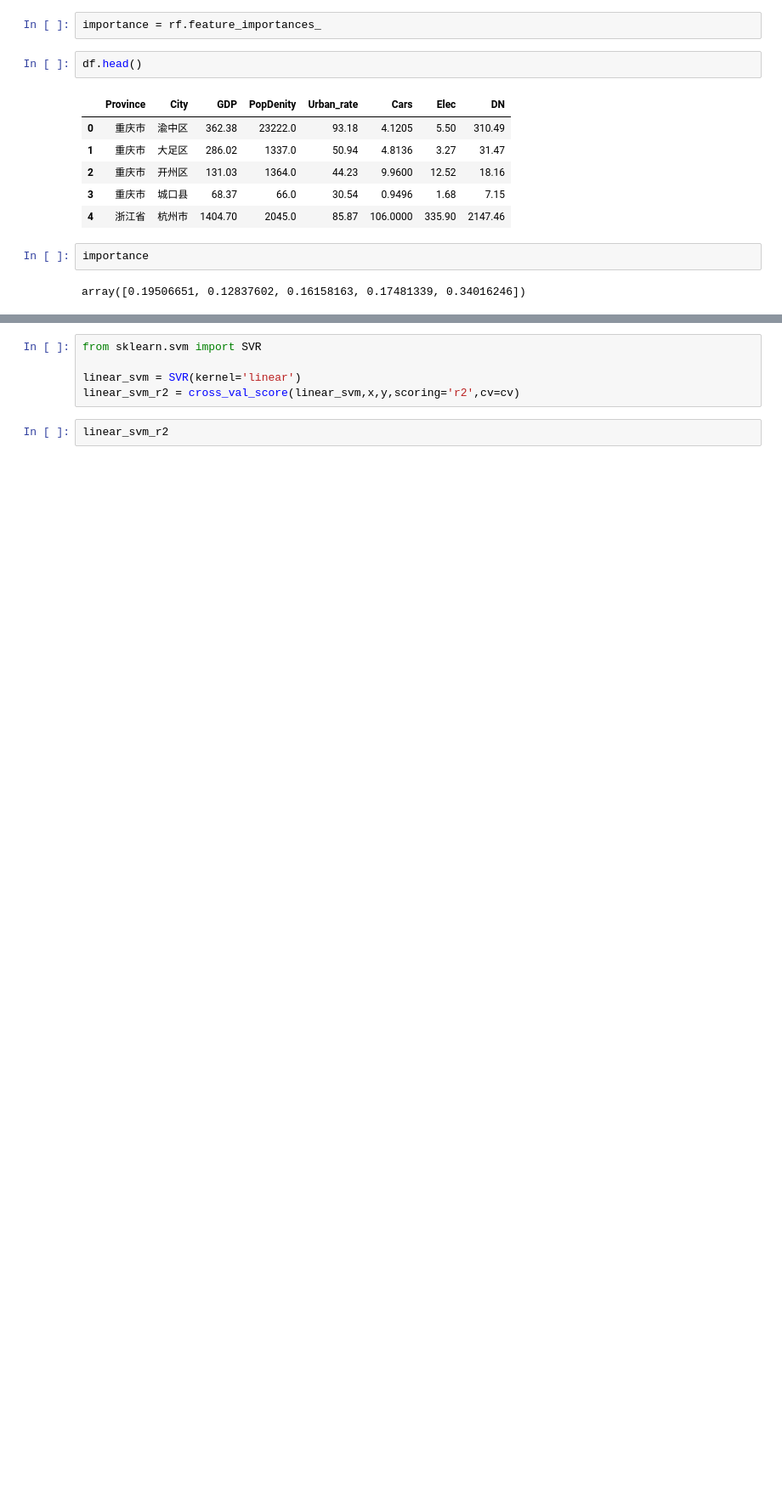
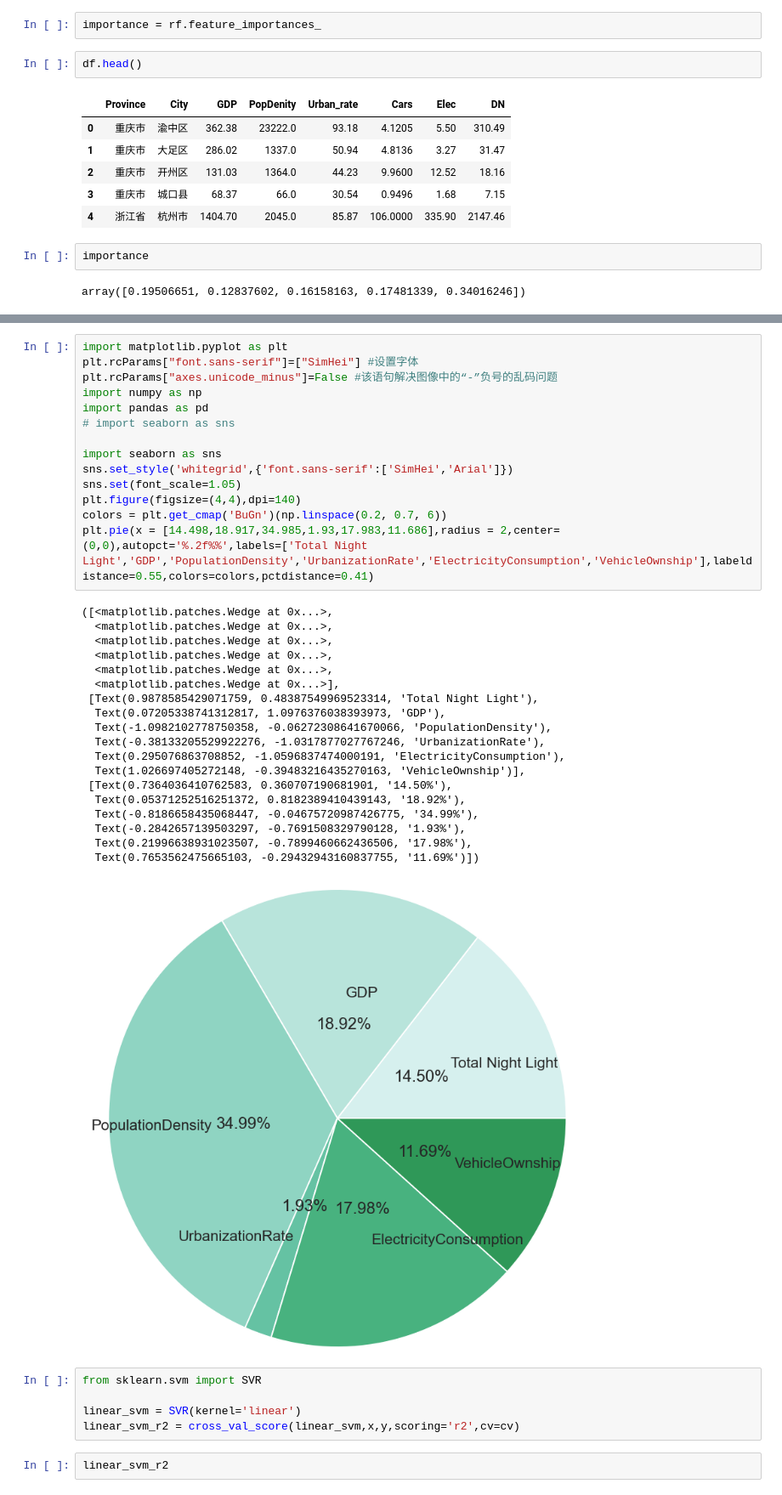
Before and after one commit to moonchildink/machine_learning, a Jupyter notebook: 0219.ipynb, the cells around one changed output, grey strips where cells are left out. Shown at 85% size. Drawn from its saved outputs; the diff is of its cells as text; blank space fills up the shorter version.

```diff
--- a/0219.ipynb
+++ b/0219.ipynb
@@ -212,3 +246,37 @@ plt.pie(x=importance, radius=2, center=(0, 0), autopct='%.2f%%', labels=df.colum
+# %%
+import matplotlib.pyplot as plt
+plt.rcParams["font.sans-serif"]=["SimHei"] #设置字体
+plt.rcParams["axes.unicode_minus"]=False #该语句解决图像中的“-”负号的乱码问题
+import numpy as np
+import pandas as pd
+# import seaborn as sns
+
+import seaborn as sns
+sns.set_style('whitegrid',{'font.sans-serif':['SimHei','Arial']})
+sns.set(font_scale=1.05)
+plt.figure(figsize=(4,4),dpi=140)
+colors = plt.get_cmap('BuGn')(np.linspace(0.2, 0.7, 6))
+plt.pie(x = [14.498,18.917,34.985,1.93,17.983,11.686],radius = 2,center=(0,0),autopct='%.2f%%',labels=['Total Night Light','GDP','PopulationDensity','UrbanizationRate','ElectricityConsumption','VehicleOwnship'],labeldistance=0.55,colors=colors,pctdistance=0.41)
+# %% [output]
+([<matplotlib.patches.Wedge at 0x...>,
+  <matplotlib.patches.Wedge at 0x...>,
+  <matplotlib.patches.Wedge at 0x...>,
+  <matplotlib.patches.Wedge at 0x...>,
+  <matplotlib.patches.Wedge at 0x...>,
+  <matplotlib.patches.Wedge at 0x...>],
+ [Text(0.9878585429071759, 0.48387549969523314, 'Total Night Light'),
+  Text(0.07205338741312817, 1.0976376038393973, 'GDP'),
+  Text(-1.0982102778750358, -0.06272308641670066, 'PopulationDensity'),
+  Text(-0.38133205529922276, -1.0317877027767246, 'UrbanizationRate'),
+  Text(0.295076863708852, -1.0596837474000191, 'ElectricityConsumption'),
+  Text(1.026697405272148, -0.39483216435270163, 'VehicleOwnship')],
+ [Text(0.7364036410762583, 0.360707190681901, '14.50%'),
+  Text(0.05371252516251372, 0.8182389410439143, '18.92%'),
+  Text(-0.8186658435068447, -0.04675720987426775, '34.99%'),
+  Text(-0.2842657139503297, -0.7691508329790128, '1.93%'),
+  Text(0.21996638931023507, -0.7899460662436506, '17.98%'),
+  Text(0.7653562475665103, -0.29432943160837755, '11.69%')])
+[figure, added]
 # %%
 from sklearn.svm import SVR
 
```
Also changed, not shown: parts of 52 cells of this notebook, 1 other file.
